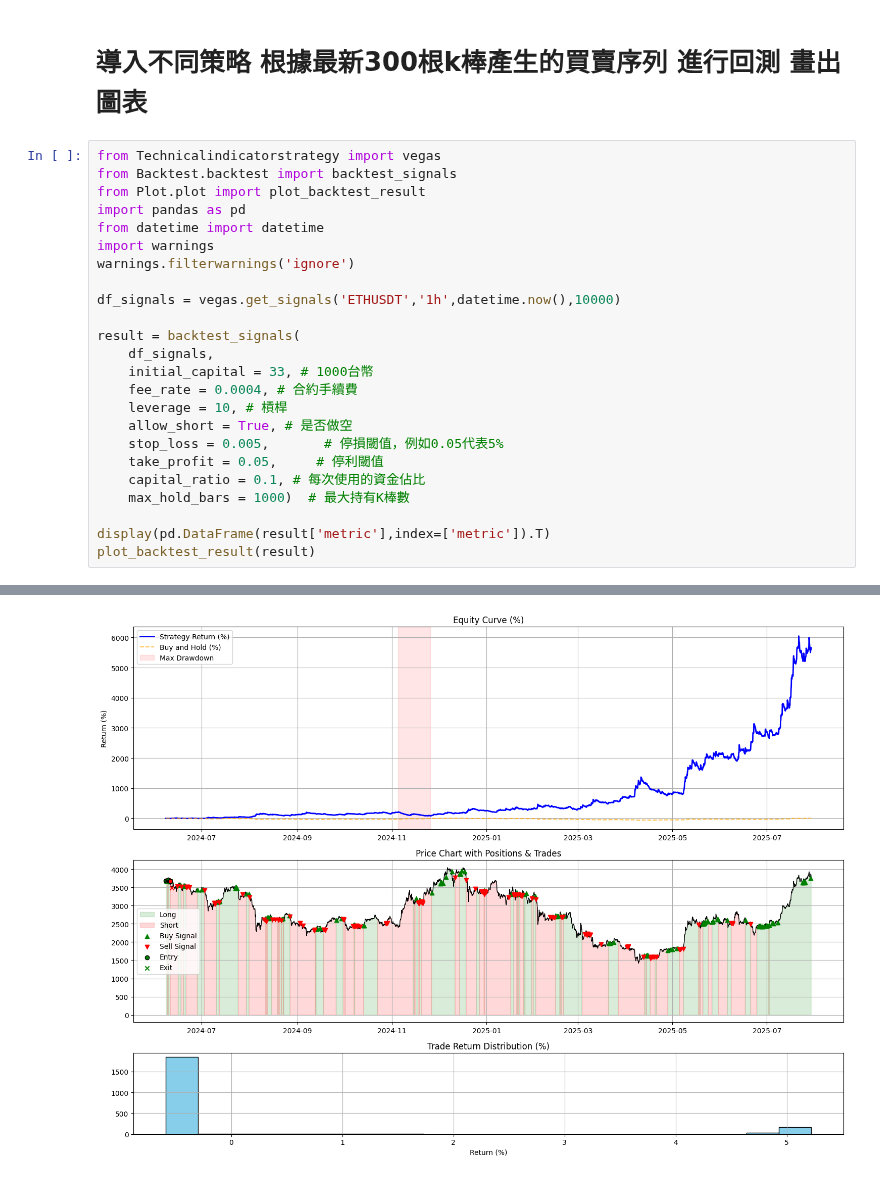
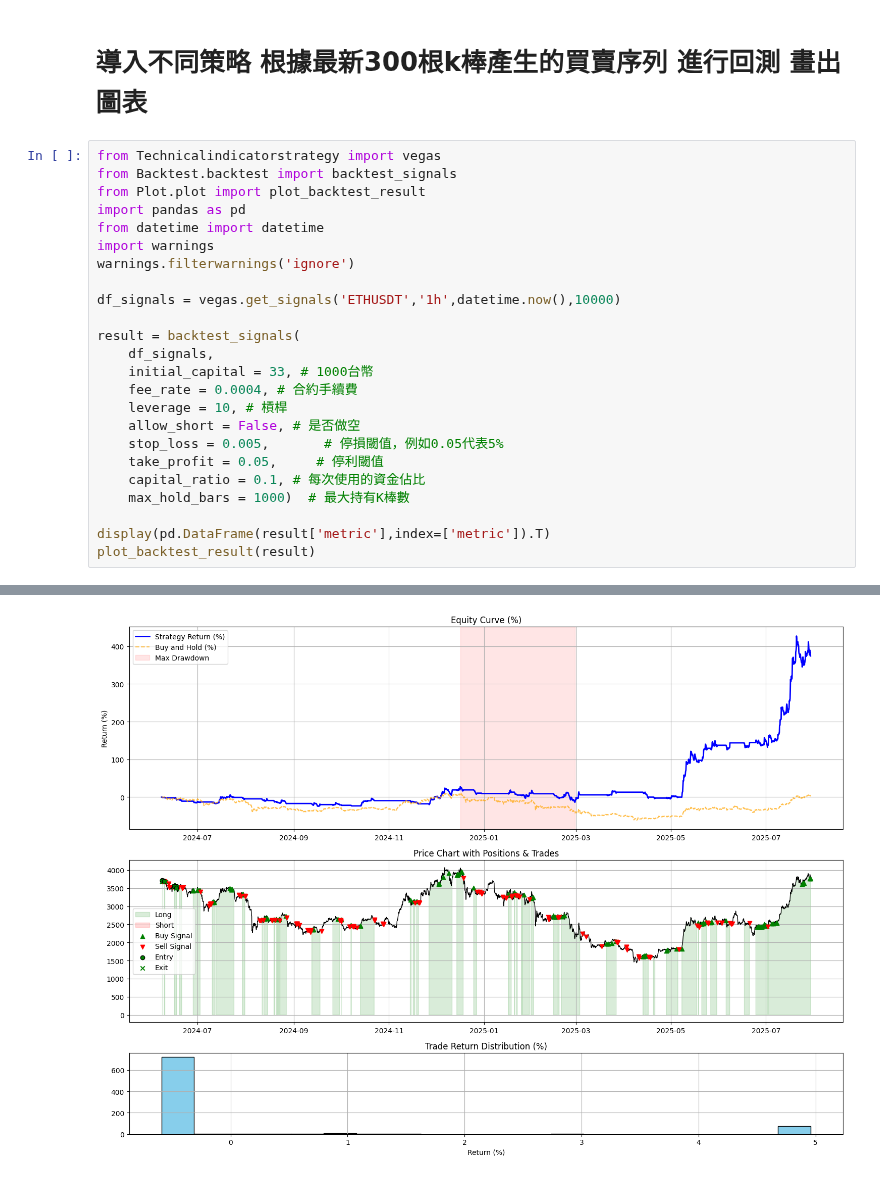
Before and after one commit to skywalker0803r/Vedanta, a Jupyter notebook: backtest_usage.ipynb, the cells around one changed output, grey strips where cells are left out. Saved outputs shown, nothing was run; the diff lists cells and outputs as text.

```diff
--- a/backtest_usage.ipynb
+++ b/backtest_usage.ipynb
@@ -16,7 +16,7 @@ result = backtest_signals(
     initial_capital = 33, # 1000台幣
     fee_rate = 0.0004, # 合約手續費
     leverage = 10, # 槓桿
-    allow_short = True, # 是否做空
+    allow_short = False, # 是否做空
     stop_loss = 0.005,       # 停損閾值，例如0.05代表5%
     take_profit = 0.05,     # 停利閾值
     capital_ratio = 0.1, # 每次使用的資金佔比
@@ -41 +42 @@ plot_backtest_result(result)
-[figure, old version]
+[figure, new version]
```
Also changed, not shown: parts of 1 cell of this notebook, 1 other file.
